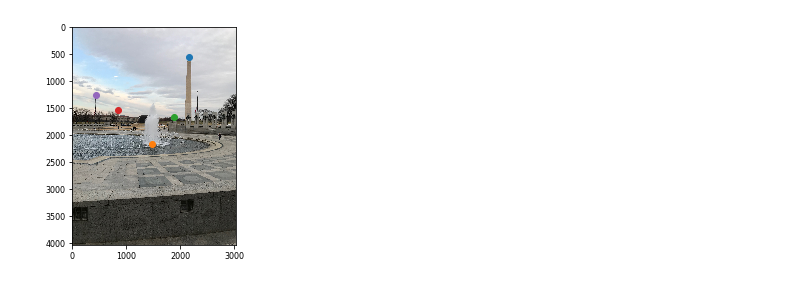
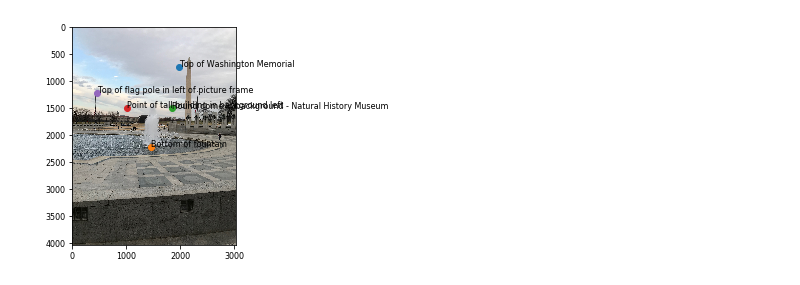
Before and after one commit to UMT-Computer-Vision-Spring-2019/project_1, a Jupyter notebook: main.ipynb, the cells around one changed output. Saved outputs shown, nothing was run; the diff lists cells and outputs as text; code cells hidden in the pictures.

```diff
--- a/main.ipynb
+++ b/main.ipynb
@@ -38,9 +38,9 @@ class Camera(object):
         cam_x = X[0]
         cam_y = X[1]
         cam_z = X[2]
-        roll = X[3]
-        pitch = X[4]
-        yaw = X[5]
+        roll = np.radians(X[3])
+        pitch = np.radians(X[4])
+        yaw = np.radians(X[5])
 
         r_axis = np.array([[1, 0, 0], [0, 0,-1], [0, 1, 0]])
         r_roll = np.array([[np.cos(roll), 0, -1*np.sin(roll)], [0, 1, 0], [np.sin(roll), 0, np.cos(roll)]])
@@ -151,10 +182,10 @@ for gcp in gcps:
 # %%
 # Plot the GCP's using optimally estimated pose.
 plt.rcParams.update({'font.size': 8})
 for x in range(0,len(final_coords)):
-    #plt.text(final_coords[x][0], final_coords[x][1], gcps[x][5])
+    plt.text(final_coords[x][0], final_coords[x][1], gcps[x][5])
     plt.scatter(final_coords[x][0], final_coords[x][1])
 im = plt.imread('national_mall.jpg')
 implot = plt.imshow(im)
 # %% [output]
-[figure, old version]
+[figure, new version]
```
Also changed, not shown: parts of 1 cell of this notebook.
